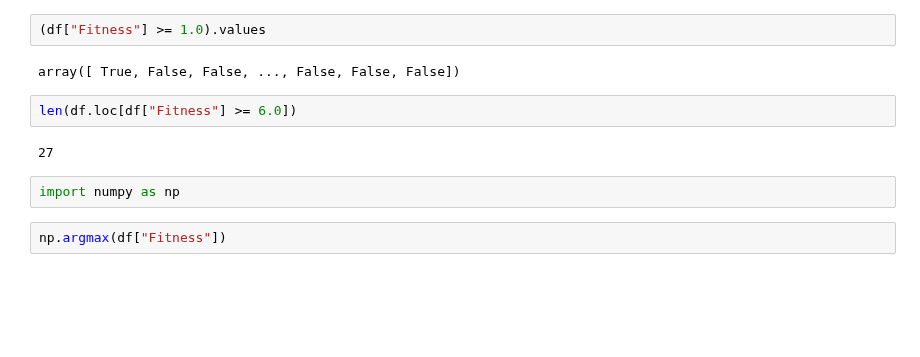
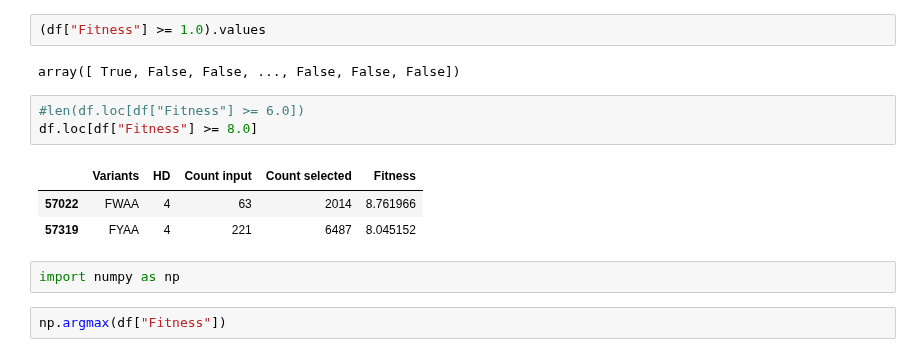
Before and after one commit to soldatmat/PELLM, a Jupyter notebook: code/llm/sandbox.ipynb, the cells around one changed output. Cells and saved outputs as stored; diff of their text form; blank space fills up the shorter version.

```diff
--- a/code/llm/sandbox.ipynb
+++ b/code/llm/sandbox.ipynb
@@ -128,9 +128,12 @@ array([1.        , 0.06190966, 0.24223728, ..., 0.02119982, 0.00913611,
 # %% [output]
 array([ True, False, False, ..., False, False, False])
 # %%
-len(df.loc[df["Fitness"] >= 6.0])
+#len(df.loc[df["Fitness"] >= 6.0])
+df.loc[df["Fitness"] >= 8.0]
 # %% [output]
-27
+|  | Variants | HD | Count input | Count selected | Fitness |
+| 57022 | FWAA | 4 | 63 | 2014 | 8.761966 |
+| 57319 | FYAA | 4 | 221 | 6487 | 8.045152 |
 # %%
 import numpy as np
 # %%
```
Also changed, not shown: 4 other files.
